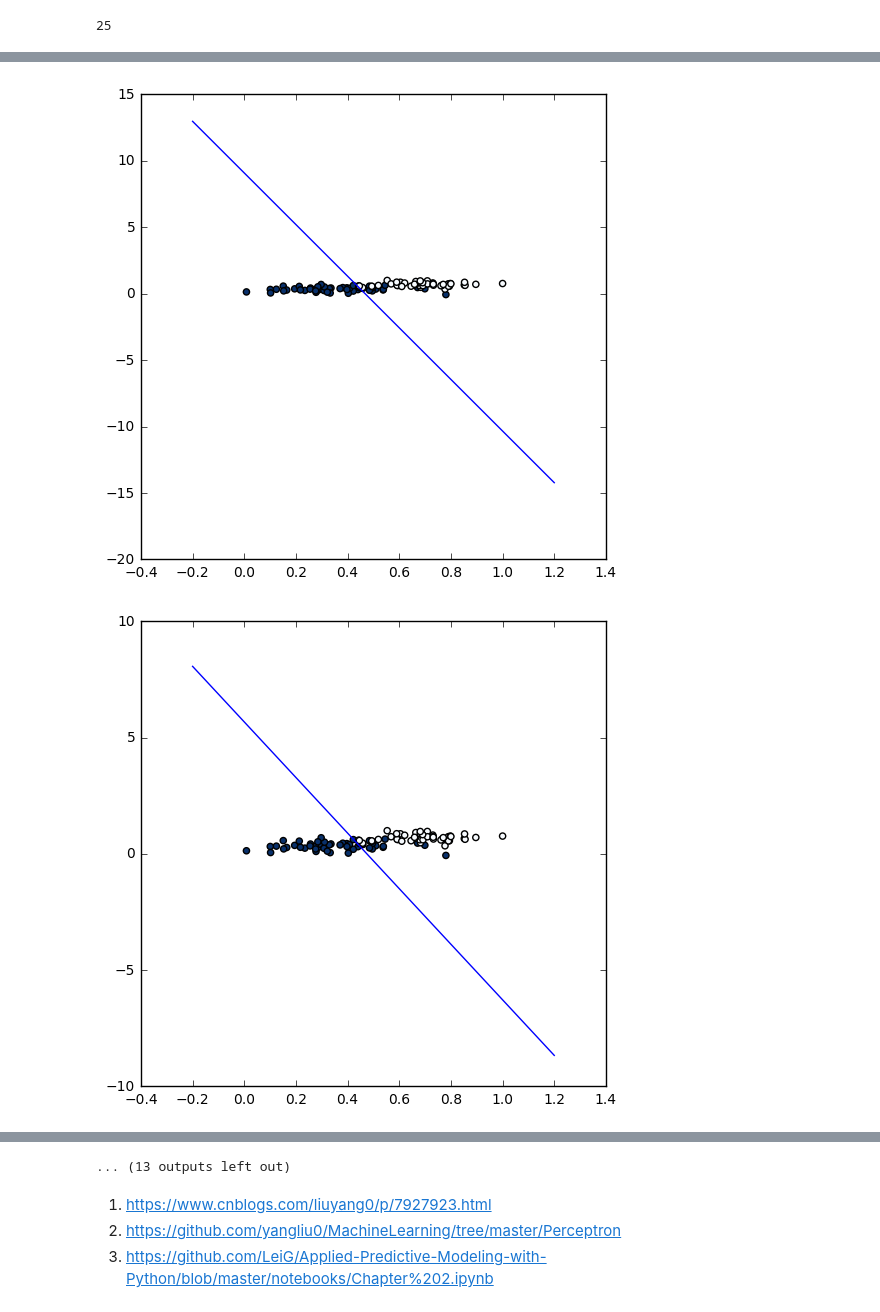
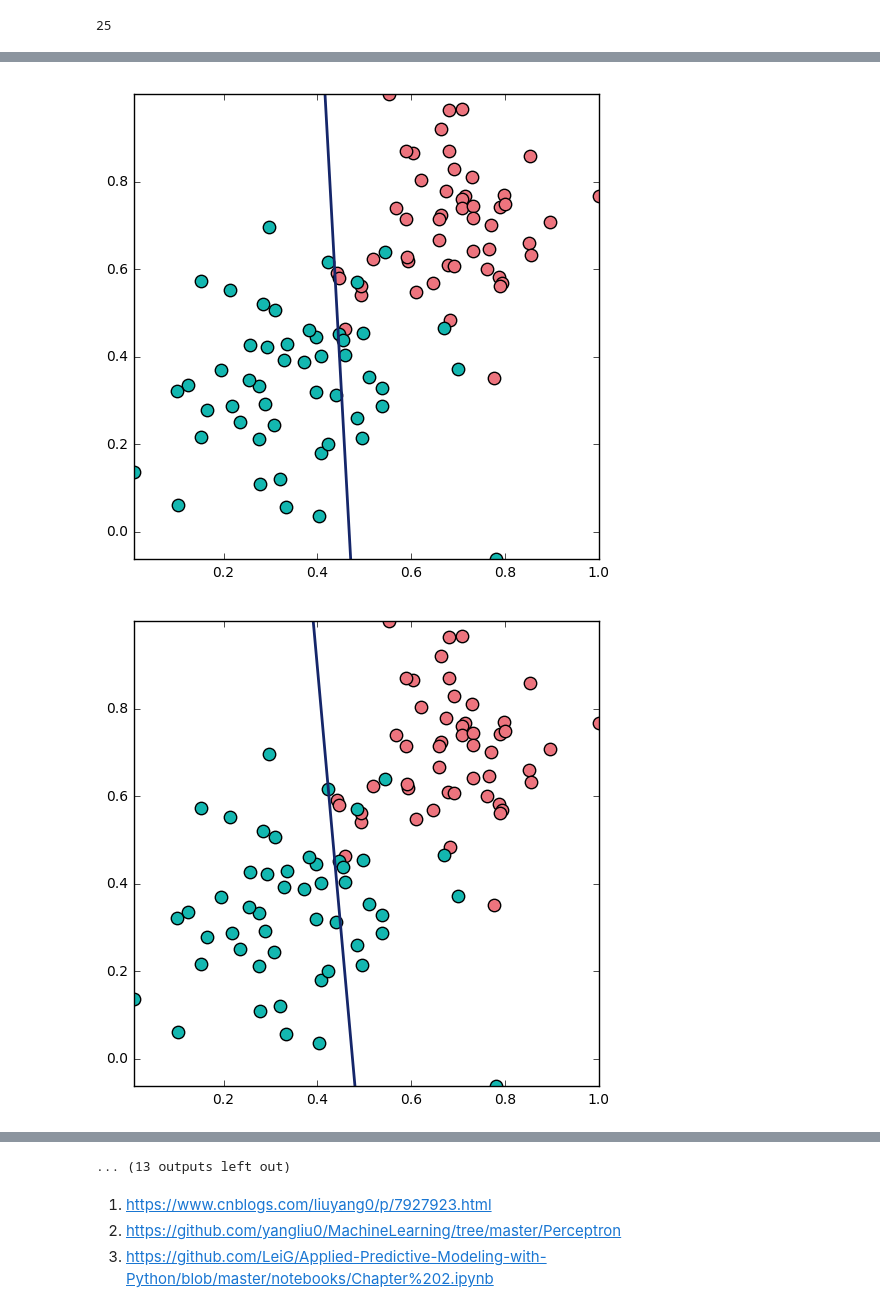
Before and after one commit to Randallzoeng/-Storytelling-Visualizatio, a Jupyter notebook: PythonInAction.ipynb, the cells around one changed output, grey strips where cells are left out. Drawn from its saved outputs; the diff is of its cells as text; code cells hidden in the pictures.

```diff
--- a/PythonInAction.ipynb
+++ b/PythonInAction.ipynb
@@ -410,7 +410,11 @@ for i in range(25):
     slop,intercept=boundary_lines[i][0],boundary_lines[i][1]
     y_line = slop*X_line + intercept
     plt.figure(figsize=(6,6))
-    plt.scatter('x1','x2',c='y',data=df_plt,cmap=plt.cm.Blues)
-    plt.plot(X_line,y_line)
+    plt.xlim(df_plt.x1.min(),df_plt.x1.max())
+    plt.ylim(df_plt.x2.min(),df_plt.x2.max())
+#     plt.scatter('x1','x2',c='y',data=df_plt,cmap=plt.cm.Blues,s=80)
+    plt.scatter('x1','x2',data=df_plt.loc[df_plt.y==0,],c=(237/255,116/255,126/255),s=80)
+    plt.scatter('x1','x2',data=df_plt.loc[df_plt.y==1,],c=(19/255,183/255,176/255),s=80)
+    plt.plot(X_line,y_line,c=(21/255,38/255,106/255),linewidth=2)
     plt.show()
 # %% [output]
@@ -423,2 +427,2 @@ for i in range(25):
-[figure, old version]
+[figure, new version]
-[figure, old version]
+[figure, new version]
```
Also changed, not shown: parts of 1 cell of this notebook.
